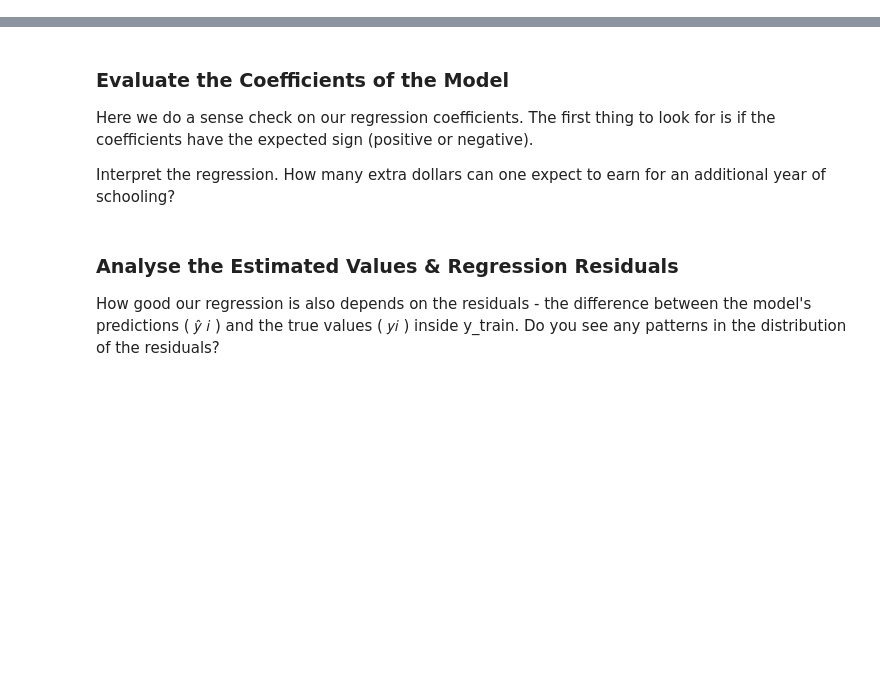
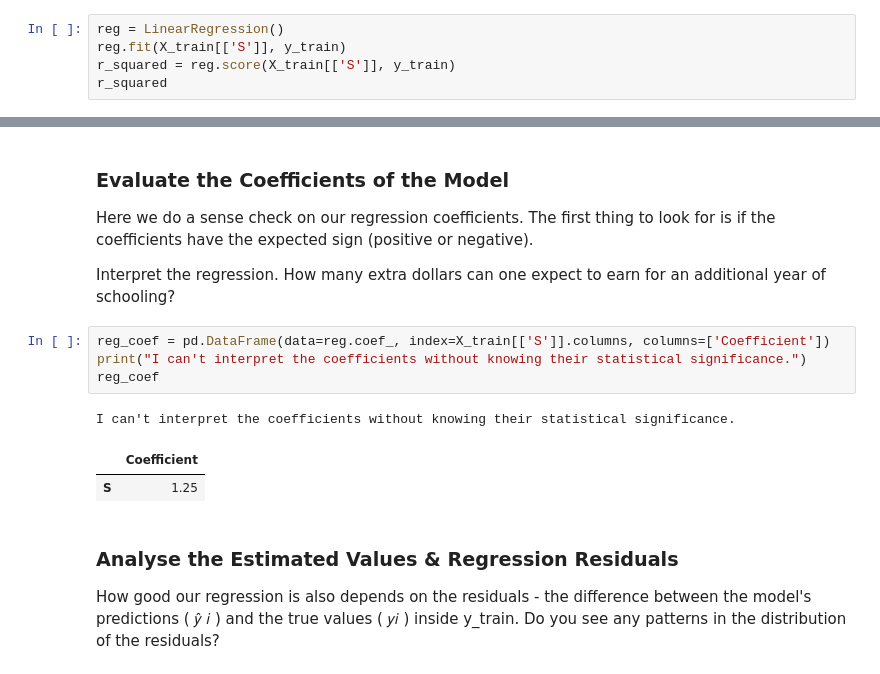
Before and after one commit to tomweinandy/100DaysOfCode, a Jupyter notebook: Projects/Day100/Determinants_of_Earnings.ipynb, the cells around one changed output, grey strips where cells are left out. Cells and saved outputs as stored; diff of their text form; blank space fills up the shorter version.

Commit message:
Simple Linear Regression

```diff
--- a/Projects/Day100/Determinants_of_Earnings.ipynb
+++ b/Projects/Day100/Determinants_of_Earnings.ipynb
@@ -179,0 +188,5 @@ Only use the years of schooling to predict earnings. Use sklearn to run the regr
+# %%
+reg = LinearRegression()
+reg.fit(X_train[['S']], y_train)
+r_squared = reg.score(X_train[['S']], y_train)
+r_squared
@@ -183,6 +198,14 @@ Only use the years of schooling to predict earnings. Use sklearn to run the regr
 Here we do a sense check on our regression coefficients. The first thing to look for is if the coefficients have the expected sign (positive or negative).
 
 Interpret the regression. How many extra dollars can one expect to earn for an additional year of schooling?
+# %%
+reg_coef = pd.DataFrame(data=reg.coef_, index=X_train[['S']].columns, columns=['Coefficient'])
+print("I can't interpret the coefficients without knowing their statistical significance.")
+reg_coef
+# %% [output]
+I can't interpret the coefficients without knowing their statistical significance.
+|  | Coefficient |
+| S | 1.25 |
 # %% [markdown]
 ### Analyse the Estimated Values & Regression Residuals
 
```
Also changed, not shown: parts of 4 cells of this notebook.
